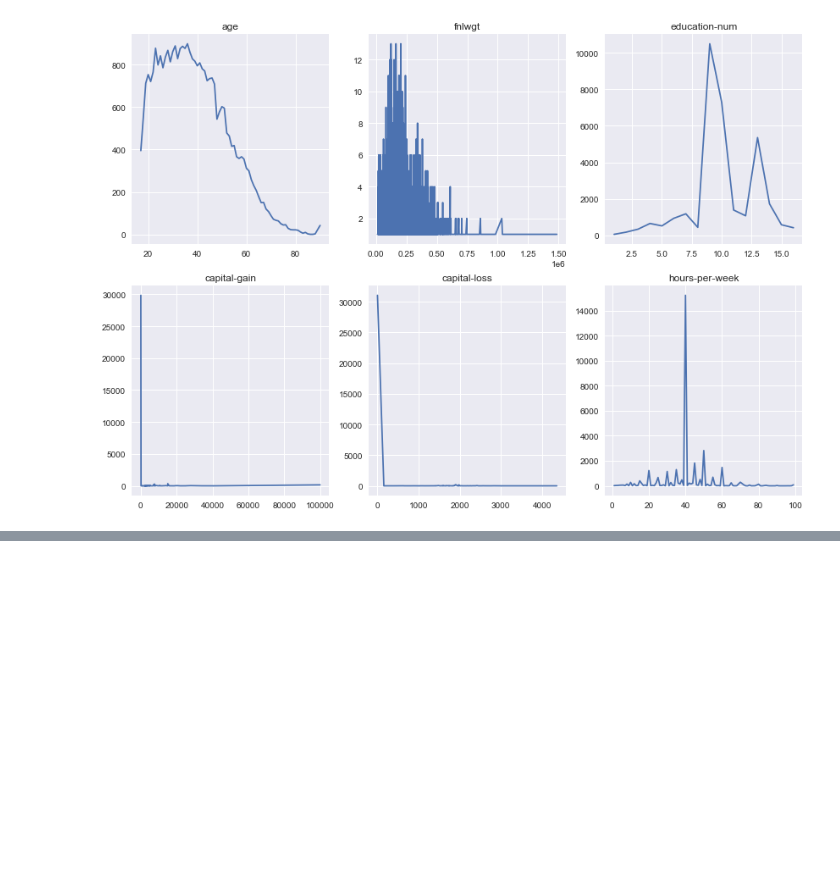
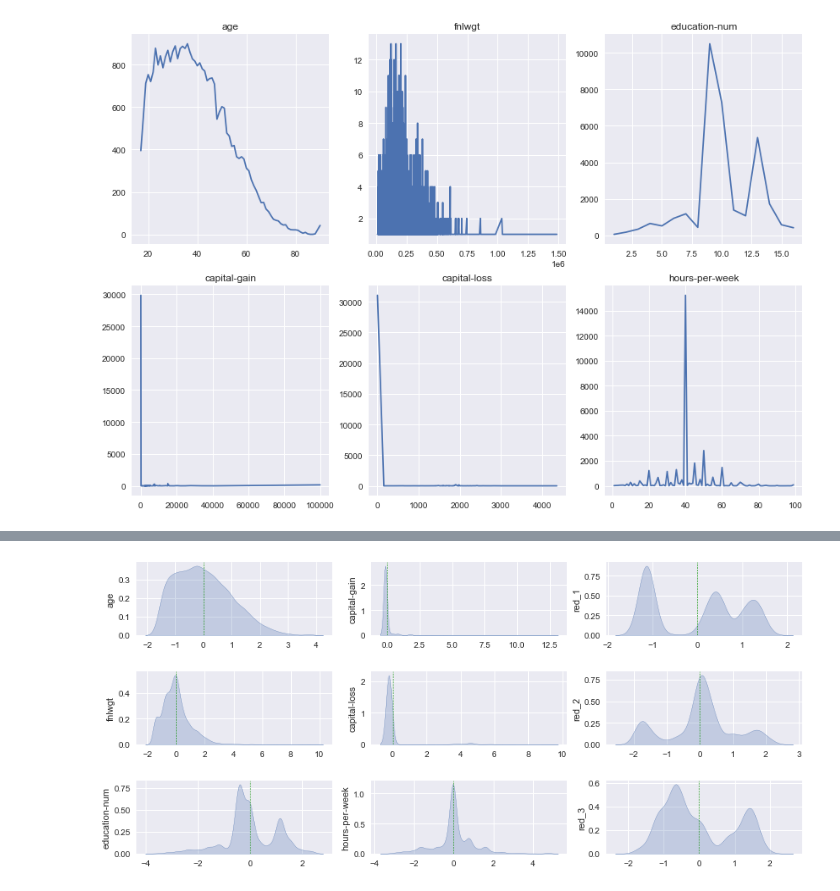
Before and after one commit to sw-song/kaggle-study, a Jupyter notebook: 00_10_predict_income/predict_income.ipynb, the cells around one changed output, grey strips where cells are left out. Drawn from its saved outputs; the diff is of its cells as text; code cells hidden in the pictures; blank space fills up the shorter version.

```diff
--- a/00_10_predict_income/predict_income.ipynb
+++ b/00_10_predict_income/predict_income.ipynb
@@ -130,0 +527,10 @@ plt.subplots_adjust(top=1.5, hspace=0.2, right=1.5)
+# %%
+fig, axes = plt.subplots(nrows=3, ncols=3)
+for i in range(len(X_cols)):
+    sns.kdeplot(x=X_test[X_cols[i]].values, shade=True, ax=axes[i%3, i//3])
+    axes[i%3, i//3].set_ylabel(X_cols[i])
+    axes[i%3, i//3].axvline(x=0, color='g', linestyle='--', linewidth=0.6)
+
+plt.subplots_adjust(top=1.0, hspace=0.5, right=1.5)
+# %% [output]
+[figure, added]
```
Also changed, not shown: parts of 48 cells of this notebook.
